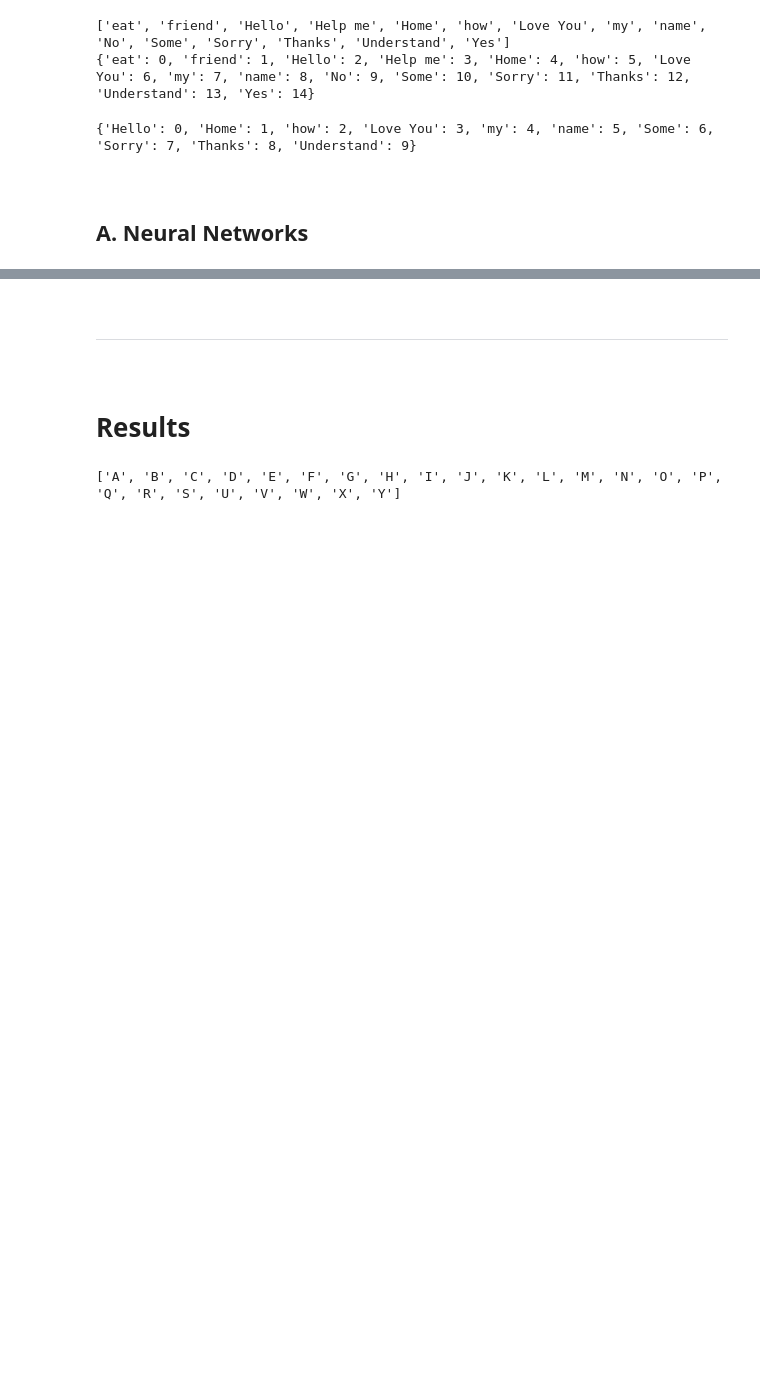
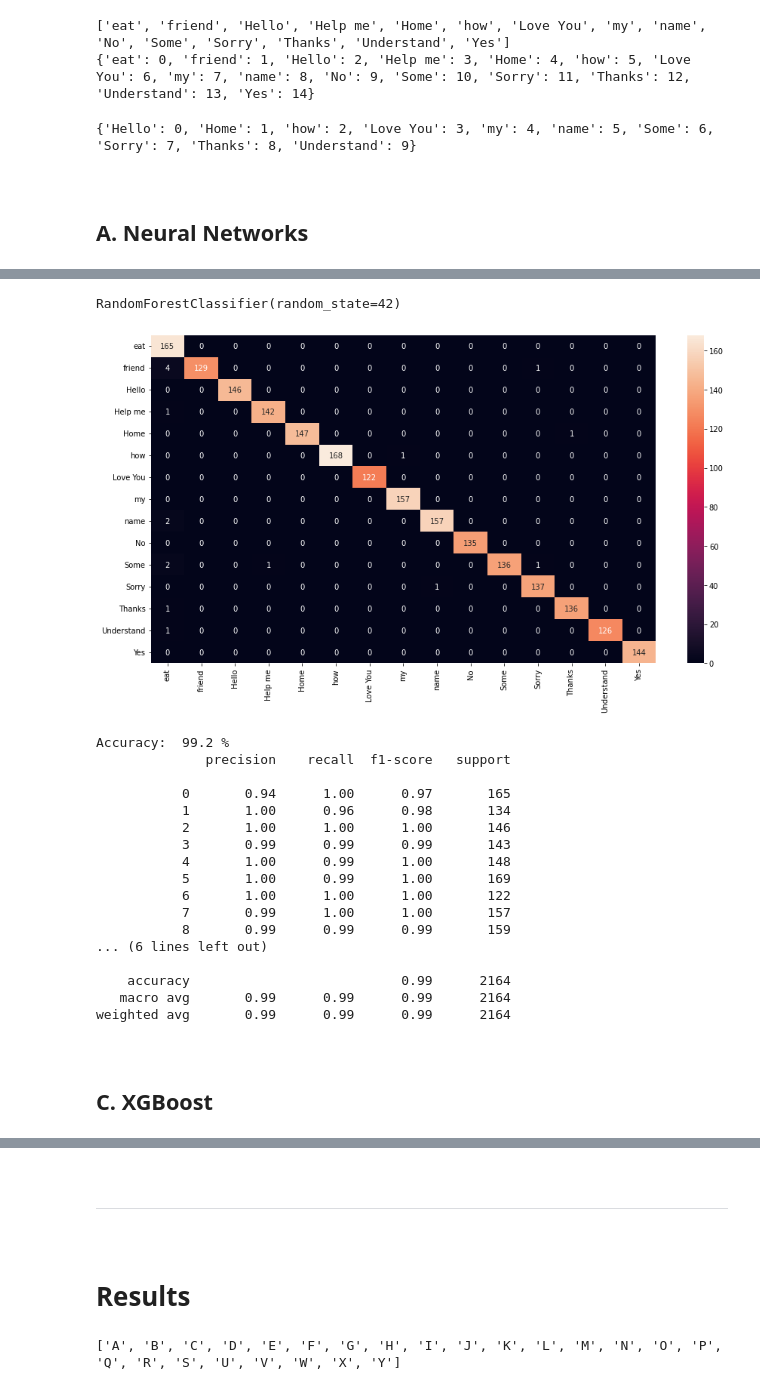
Before and after one commit to Srinivas-Natarajan/Gesture-Recognition-for-Sign-Language-Translation, a Jupyter notebook: ML/Model Training.ipynb, the cells around one changed output, grey strips where cells are left out. Saved outputs shown, nothing was run; the diff lists cells and outputs as text; code cells hidden in the pictures; blank space fills up the shorter version.

```diff
--- a/ML/Model Training.ipynb
+++ b/ML/Model Training.ipynb
@@ -969,0 +1029,2 @@ ValueError: Number of classes, 2, does not match size of target_names, 10. Try s
+# %%
+X_train, X_test, y_train, y_test = preprocess(data, labels)
@@ -969,0 +1042,41 @@ ValueError: Number of classes, 2, does not match size of target_names, 10. Try s
+# %%
+from sklearn.ensemble import RandomForestClassifier
+
+clf = RandomForestClassifier(random_state=42)
+clf.fit(X_train, y_train)
+# %% [output]
+RandomForestClassifier(random_state=42)
+# %%
+y_pred = clf.predict(X_test)
+# %%
+from sklearn.metrics import accuracy_score, confusion_matrix, classification_report
+import seaborn as sns
+import matplotlib.pyplot as plt
+
+plt.figure(figsize=(15,8))
+cnf_matrix = confusion_matrix(y_test.argmax(axis=1), y_pred.argmax(axis=1))
+ax= sns.heatmap(cnf_matrix, annot=True,  fmt='g',
+                  xticklabels=actions, yticklabels=actions)
+plt.show()
+
+print("Accuracy: ", round(accuracy_score(y_test, y_pred),3)*100, "%")
+print(classification_report(y_test.argmax(axis=1), y_pred.argmax(axis=1)))
+# %% [output]
+[figure, added]
+Accuracy:  99.2 %
+              precision    recall  f1-score   support
+
+           0       0.94      1.00      0.97       165
+           1       1.00      0.96      0.98       134
+           2       1.00      1.00      1.00       146
+           3       0.99      0.99      0.99       143
+           4       1.00      0.99      1.00       148
+           5       1.00      0.99      1.00       169
+           6       1.00      1.00      1.00       122
+           7       0.99      1.00      1.00       157
+           8       0.99      0.99      0.99       159
+... (6 lines left out)
+
+    accuracy                           0.99      2164
+   macro avg       0.99      0.99      0.99      2164
+weighted avg       0.99      0.99      0.99      2164
@@ -969,0 +1086,4 @@ ValueError: Number of classes, 2, does not match size of target_names, 10. Try s
+# %% [markdown]
+<br>
+
+## **C. XGBoost**
```
Also changed, not shown: parts of 19 cells of this notebook, 3 other files.
